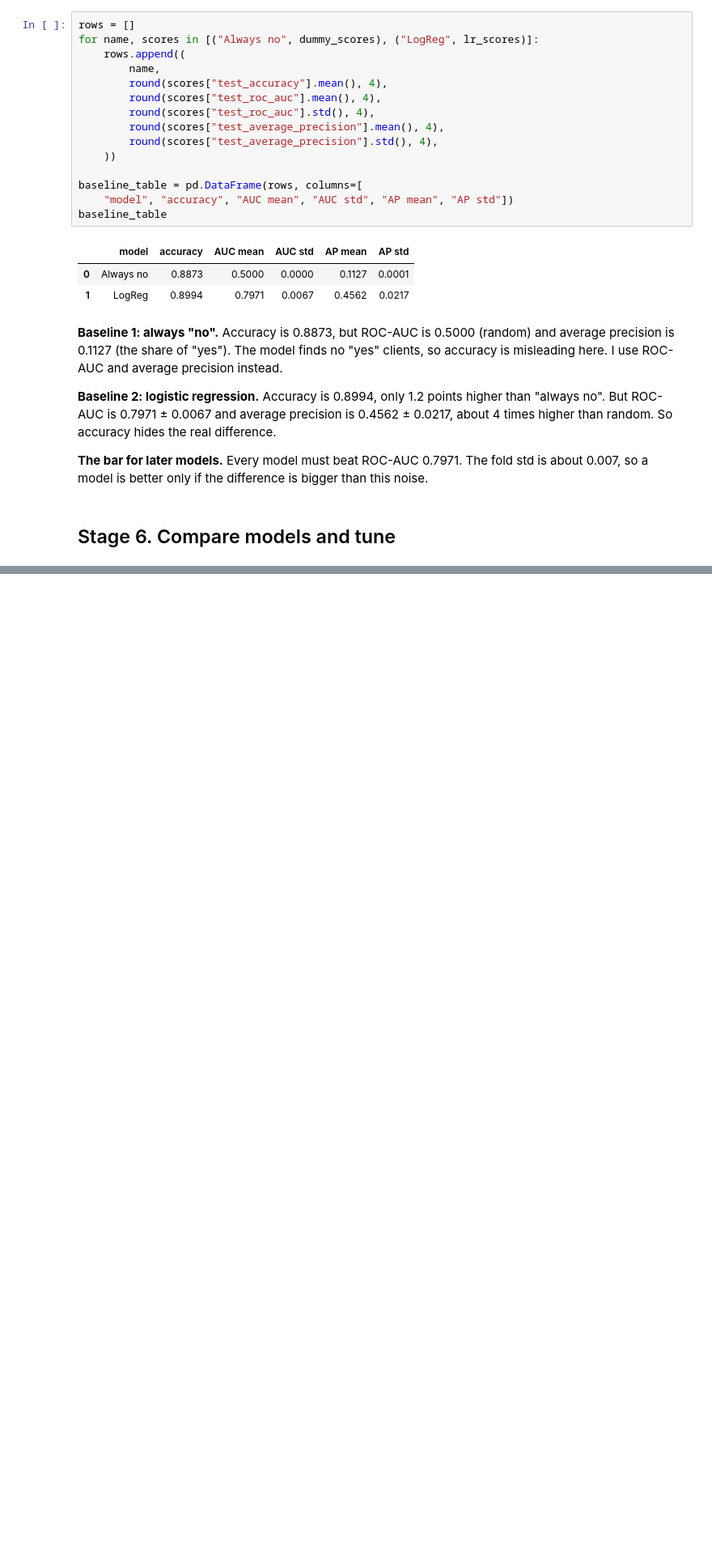
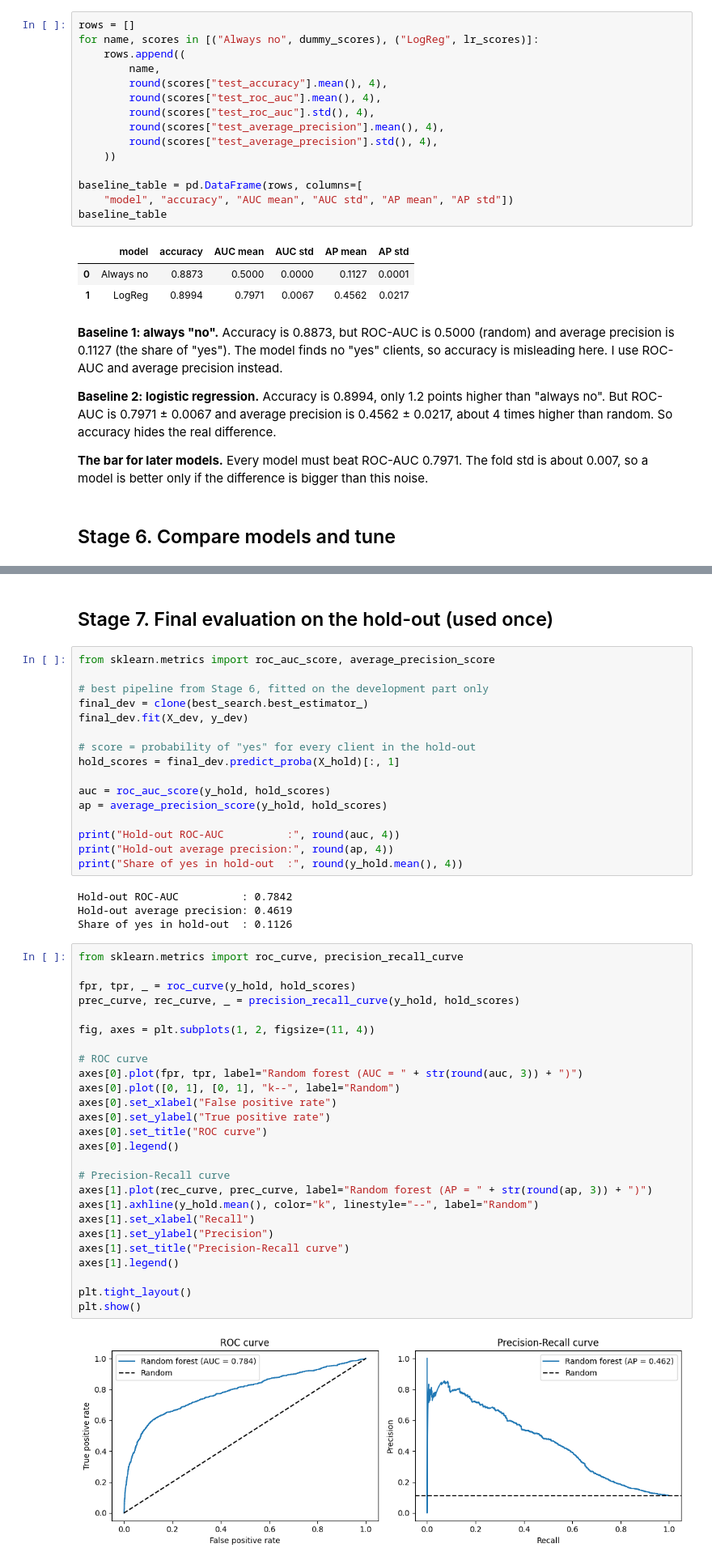
Before and after one commit to dana104/Abidulla_ML_midterm, a Jupyter notebook: Abidulla_task3.ipynb, the cells around one changed output, grey strips where cells are left out. Shown at 81% size. Saved outputs shown, nothing was run; the diff lists cells and outputs as text; blank space fills up the shorter version.

Commit message:
Add final hold-out evaluation with 10% call rule

```diff
--- a/Abidulla_task3.ipynb
+++ b/Abidulla_task3.ipynb
@@ -412,0 +549,50 @@ so a model is better only if the difference is bigger than this noise.
+# %% [markdown]
+## Stage 7. Final evaluation on the hold-out (used once)
+# %%
+from sklearn.metrics import roc_auc_score, average_precision_score
+
+# best pipeline from Stage 6, fitted on the development part only
+final_dev = clone(best_search.best_estimator_)
+final_dev.fit(X_dev, y_dev)
+
+# score = probability of "yes" for every client in the hold-out
+hold_scores = final_dev.predict_proba(X_hold)[:, 1]
+
+auc = roc_auc_score(y_hold, hold_scores)
+ap = average_precision_score(y_hold, hold_scores)
+
+print("Hold-out ROC-AUC          :", round(auc, 4))
+print("Hold-out average precision:", round(ap, 4))
+print("Share of yes in hold-out  :", round(y_hold.mean(), 4))
+# %% [output]
+Hold-out ROC-AUC          : 0.7842
+Hold-out average precision: 0.4619
+Share of yes in hold-out  : 0.1126
+# %%
+from sklearn.metrics import roc_curve, precision_recall_curve
+
+fpr, tpr, _ = roc_curve(y_hold, hold_scores)
+prec_curve, rec_curve, _ = precision_recall_curve(y_hold, hold_scores)
+
+fig, axes = plt.subplots(1, 2, figsize=(11, 4))
+
+# ROC curve
+axes[0].plot(fpr, tpr, label="Random forest (AUC = " + str(round(auc, 3)) + ")")
+axes[0].plot([0, 1], [0, 1], "k--", label="Random")
+axes[0].set_xlabel("False positive rate")
+axes[0].set_ylabel("True positive rate")
+axes[0].set_title("ROC curve")
+axes[0].legend()
+
+# Precision-Recall curve
+axes[1].plot(rec_curve, prec_curve, label="Random forest (AP = " + str(round(ap, 3)) + ")")
+axes[1].axhline(y_hold.mean(), color="k", linestyle="--", label="Random")
+axes[1].set_xlabel("Recall")
+axes[1].set_ylabel("Precision")
+axes[1].set_title("Precision-Recall curve")
+axes[1].legend()
+
+plt.tight_layout()
+plt.show()
+# %% [output]
+[figure, added]
```
Also changed, not shown: parts of 9 cells of this notebook.
